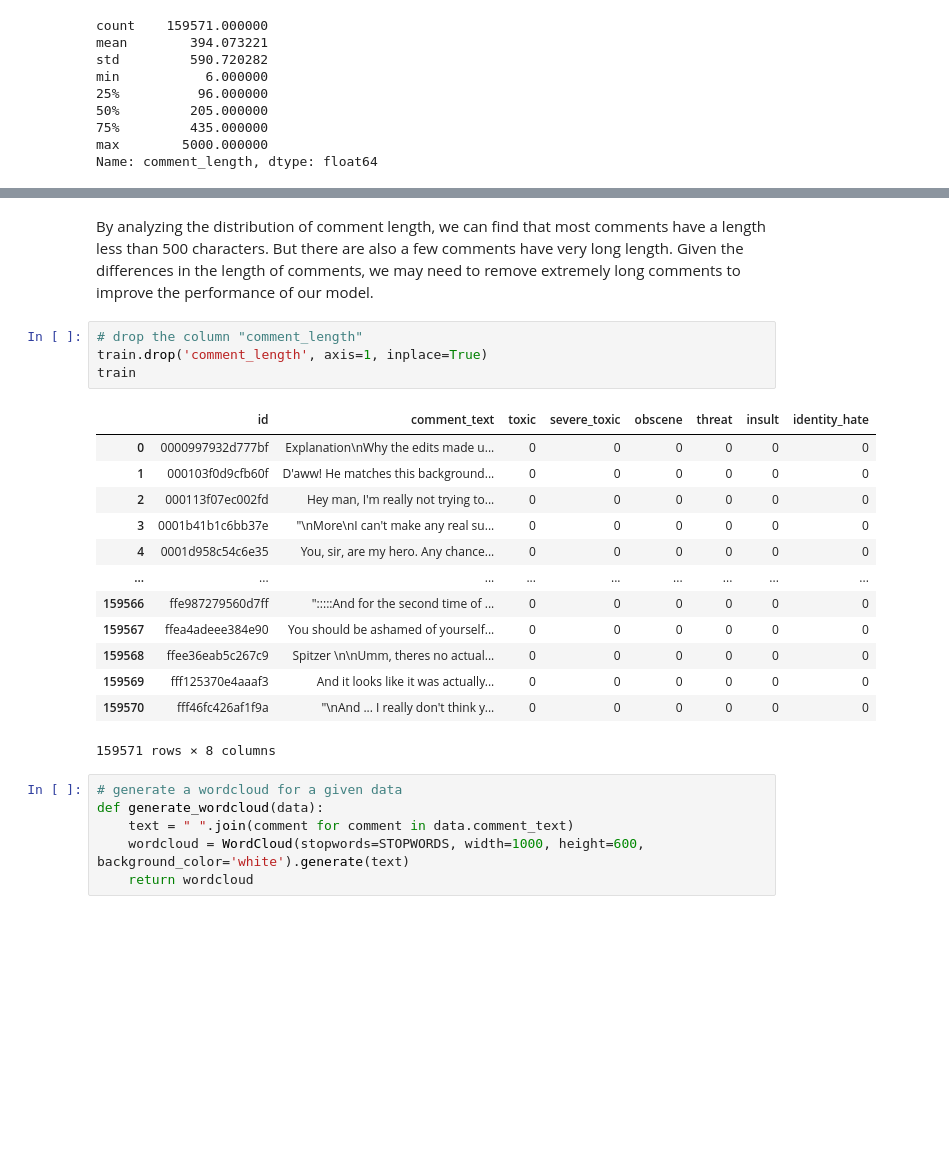
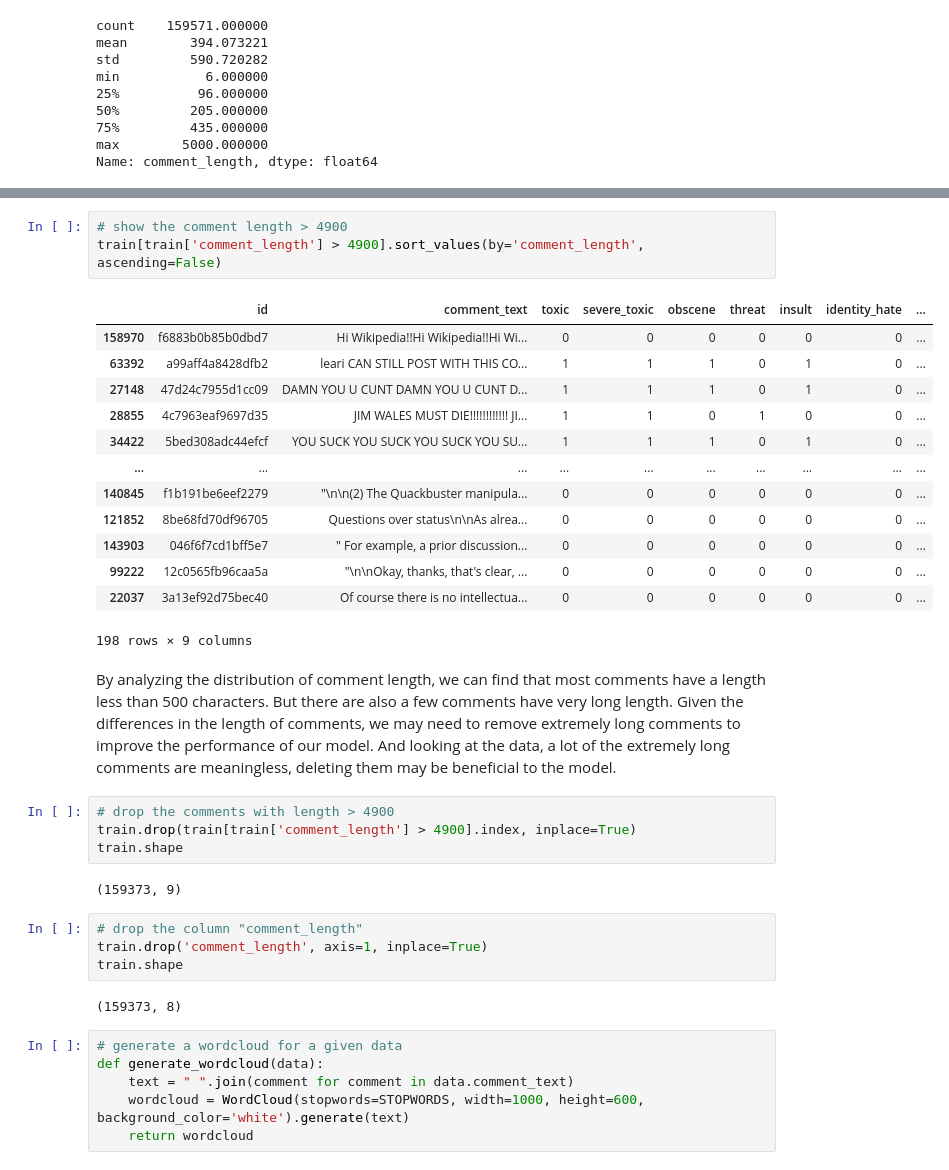
Before and after one commit to xwang-gbjd/CS584_Project_ToxicComment, a Jupyter notebook: toxic_comment.ipynb, the cells around one changed output, grey strips where cells are left out. Cells and saved outputs as stored; diff of their text form; blank space fills up the shorter version.

```diff
--- a/toxic_comment.ipynb
+++ b/toxic_comment.ipynb
@@ -237,26 +284,37 @@ plt.xlabel('Comment Length')
 plt.show()
 # %% [output]
 [figure]
+# %%
+# show the comment length > 4900
+train[train['comment_length'] > 4900].sort_values(by='comment_length', ascending=False)
+# %% [output]
+|  | id | comment_text | toxic | severe_toxic | obscene | threat | insult | identity_hate | ... |
+| 158970 | f6883b0b85b0dbd7 | Hi Wikipedia!!Hi Wikipedia!!Hi Wi... | 0 | 0 | 0 | 0 | 0 | 0 | ... |
+| 63392 | a99aff4a8428dfb2 | leari CAN STILL POST WITH THIS CO... | 1 | 1 | 1 | 0 | 1 | 0 | ... |
+| 27148 | 47d24c7955d1cc09 | DAMN YOU U CUNT DAMN YOU U CUNT D... | 1 | 1 | 1 | 0 | 1 | 0 | ... |
+| 28855 | 4c7963eaf9697d35 | JIM WALES MUST DIE!!!!!!!!!!!! JI... | 1 | 1 | 0 | 1 | 0 | 0 | ... |
+| 34422 | 5bed308adc44efcf | YOU SUCK YOU SUCK YOU SUCK YOU SU... | 1 | 1 | 1 | 0 | 1 | 0 | ... |
+| ... | ... | ... | ... | ... | ... | ... | ... | ... | ... |
+| 140845 | f1b191be6eef2279 | "\n\n(2) The Quackbuster manipula... | 0 | 0 | 0 | 0 | 0 | 0 | ... |
+| 121852 | 8be68fd70df96705 | Questions over status\n\nAs alrea... | 0 | 0 | 0 | 0 | 0 | 0 | ... |
+| 143903 | 046f6f7cd1bff5e7 | " For example, a prior discussion... | 0 | 0 | 0 | 0 | 0 | 0 | ... |
+| 99222 | 12c0565fb96caa5a | "\n\nOkay, thanks, that's clear, ... | 0 | 0 | 0 | 0 | 0 | 0 | ... |
+| 22037 | 3a13ef92d75bec40 | Of course there is no intellectua... | 0 | 0 | 0 | 0 | 0 | 0 | ... |
+198 rows × 9 columns
 # %% [markdown]
-By analyzing the distribution of comment length, we can find that most comments have a length less than 500 characters. But there are also a few comments have very long length. Given the differences in the length of comments, we may need to remove extremely long comments to improve the performance of our model.
+By analyzing the distribution of comment length, we can find that most comments have a length less than 500 characters. But there are also a few comments have very long length. Given the differences in the length of comments, we may need to remove extremely long comments to improve the performance of our model. And looking at the data, a lot of the extremely long comments are meaningless, deleting them may be beneficial to the model.
+# %%
+# drop the comments with length > 4900
+train.drop(train[train['comment_length'] > 4900].index, inplace=True)
+train.shape
+# %% [output]
+(159373, 9)
 # %%
 # drop the column "comment_length"
 train.drop('comment_length', axis=1, inplace=True)
-train
+train.shape
 # %% [output]
-|  | id | comment_text | toxic | severe_toxic | obscene | threat | insult | identity_hate |
-| 0 | 0000997932d777bf | Explanation\nWhy the edits made u... | 0 | 0 | 0 | 0 | 0 | 0 |
-| 1 | 000103f0d9cfb60f | D'aww! He matches this background... | 0 | 0 | 0 | 0 | 0 | 0 |
-| 2 | 000113f07ec002fd | Hey man, I'm really not trying to... | 0 | 0 | 0 | 0 | 0 | 0 |
-| 3 | 0001b41b1c6bb37e | "\nMore\nI can't make any real su... | 0 | 0 | 0 | 0 | 0 | 0 |
-| 4 | 0001d958c54c6e35 | You, sir, are my hero. Any chance... | 0 | 0 | 0 | 0 | 0 | 0 |
-| ... | ... | ... | ... | ... | ... | ... | ... | ... |
-| 159566 | ffe987279560d7ff | ":::::And for the second time of ... | 0 | 0 | 0 | 0 | 0 | 0 |
-| 159567 | ffea4adeee384e90 | You should be ashamed of yourself... | 0 | 0 | 0 | 0 | 0 | 0 |
-| 159568 | ffee36eab5c267c9 | Spitzer \n\nUmm, theres no actual... | 0 | 0 | 0 | 0 | 0 | 0 |
-| 159569 | fff125370e4aaaf3 | And it looks like it was actually... | 0 | 0 | 0 | 0 | 0 | 0 |
-| 159570 | fff46fc426af1f9a | "\nAnd ... I really don't think y... | 0 | 0 | 0 | 0 | 0 | 0 |
-159571 rows × 8 columns
+(159373, 8)
 # %%
 # generate a wordcloud for a given data
 def generate_wordcloud(data):
```
Also changed, not shown: parts of 35 cells of this notebook, 1 other file.
